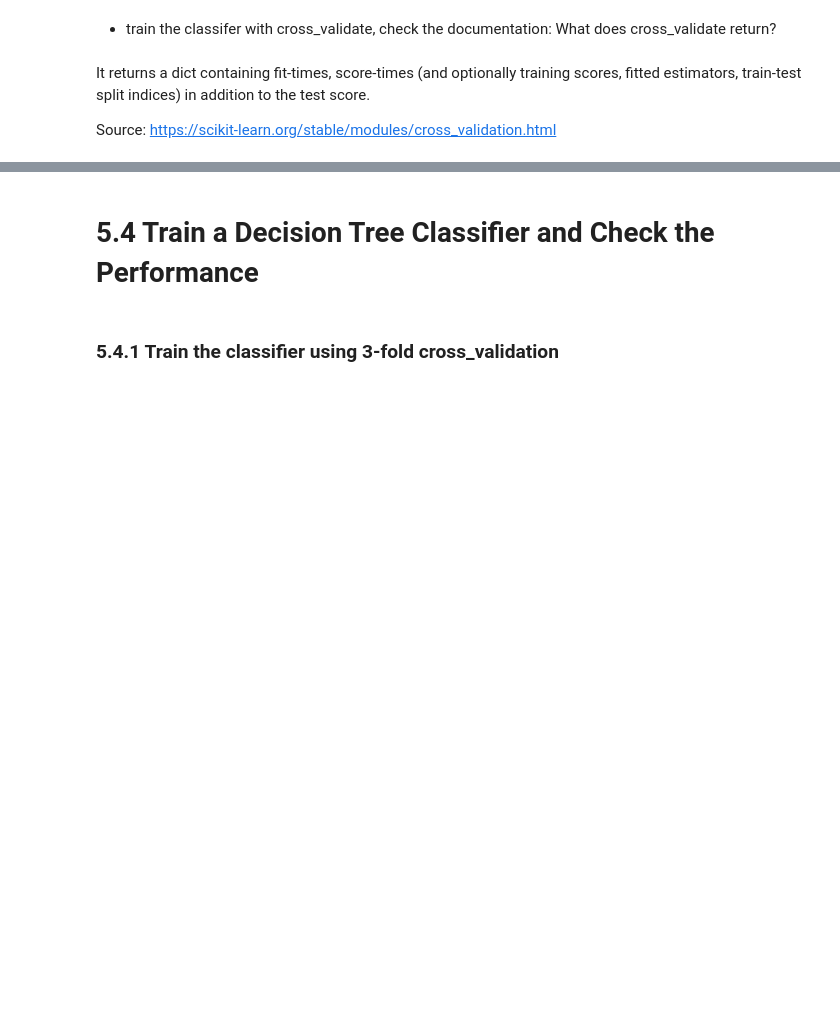
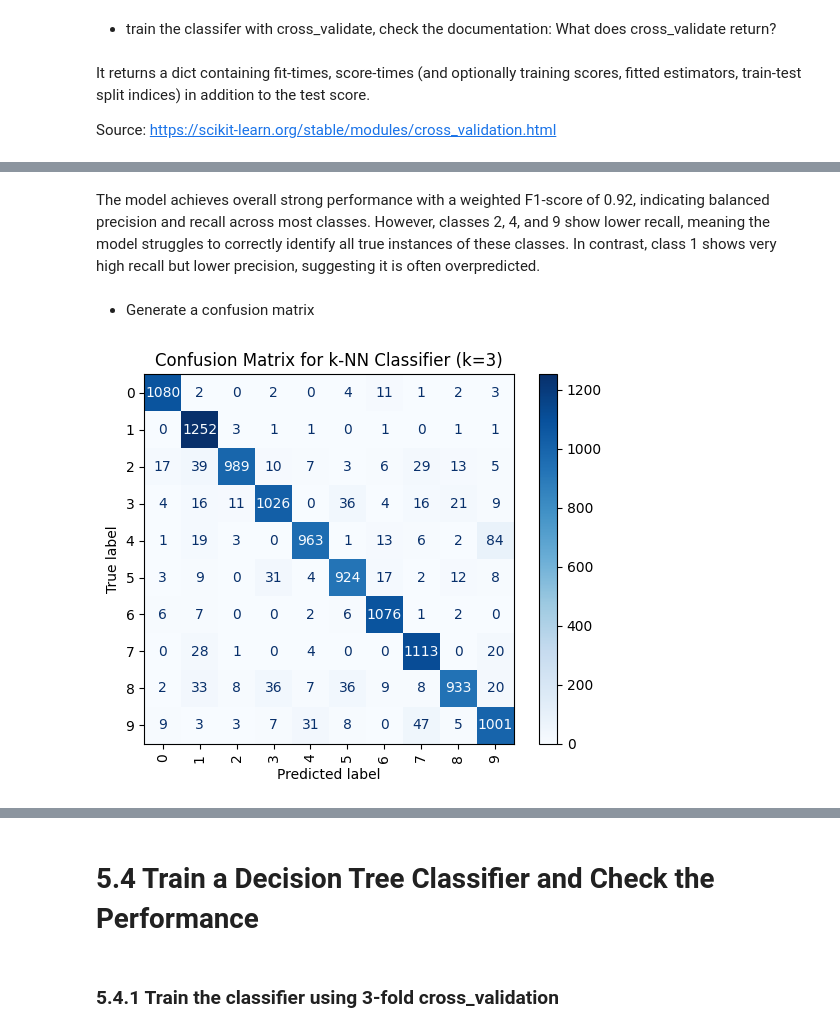
Before and after one commit to yhfrds/data-science-and-machine-learning-1, a Jupyter notebook: Lab 5/DS_ML_I_P5.ipynb, the cells around one changed output, grey strips where cells are left out. Saved outputs shown, nothing was run; the diff lists cells and outputs as text; code cells hidden in the pictures; blank space fills up the shorter version.

```diff
--- a/Lab 5/DS_ML_I_P5.ipynb
+++ b/Lab 5/DS_ML_I_P5.ipynb
@@ -126,0 +135,16 @@ X_train, X_test, y_train, y_test = train_test_split(X, y, test_size=0.2, random_
+# %%
+df_sample = X_sample.copy()
+df_sample['class'] = y_sample.values
+
+class_counts = df_sample['class'].value_counts().sort_index().reset_index()
+
+fig = px.pie(
+    class_counts,
+    values='count',
+    names='class',
+    title='Distribution Among Different Classes After Stratified Sampling',
+)
+fig.update_traces(sort=False ,textposition='inside', textinfo='percent+label+value')
+fig.show()
+
+print(f"Total rows in the dataset: {df_sample.shape[0]}")
@@ -127,3 +155,9 @@ X_train, X_test, y_train, y_test = train_test_split(X, y, test_size=0.2, random_
+# %%
+X = df_sample.drop(columns='class')
+y = df_sample['class']
+# stratify=y ensures class balance in both train and test sets.
+X_train, X_test, y_train, y_test = train_test_split(
+    X, y, test_size=0.8, random_state=42, stratify=y)
 # %% [markdown]
 * train the classifer with cross_validate, check the documentation: What does cross_validate return?
 # %%
@@ -159,2 +205,16 @@ cv_results
 # %%
-from sklearn.metrics import classification_report, confusion_matrix
+from sklearn.metrics import classification_report, confusion_matrix, ConfusionMatrixDisplay
+
+# 1. Retrain the classifier on the full training set
+best_knn = KNeighborsClassifier(
+    n_neighbors=3,
+    weights='distance'
+)
+best_knn.fit(X_train, y_train)
+
+# 2. Predict on the test set
+y_pred = best_knn.predict(X_test)
+
+# 3. Generate and print the classification report
+print("Classification Report of k-NN Classifier:")
+print(classification_report(y_test, y_pred))
@@ -160,0 +239,12 @@ from sklearn.metrics import classification_report, confusion_matrix
+# %% [markdown]
+The model achieves overall strong performance with a weighted F1-score of 0.92, indicating balanced precision and recall across most classes. However, classes 2, 4, and 9 show lower recall, meaning the model struggles to correctly identify all true instances of these classes. In contrast, class 1 shows very high recall but lower precision, suggesting it is often overpredicted.
+# %% [markdown]
+* Generate a confusion matrix
+# %%
+cm = confusion_matrix(y_test, y_pred)
+disp = ConfusionMatrixDisplay(confusion_matrix=cm)
+disp.plot(cmap='Blues', xticks_rotation='vertical')
+plt.title("Confusion Matrix for k-NN Classifier (k=3)")
+plt.show()
+# %% [output]
+[figure, added]
```
Also changed, not shown: parts of 31 cells of this notebook.
